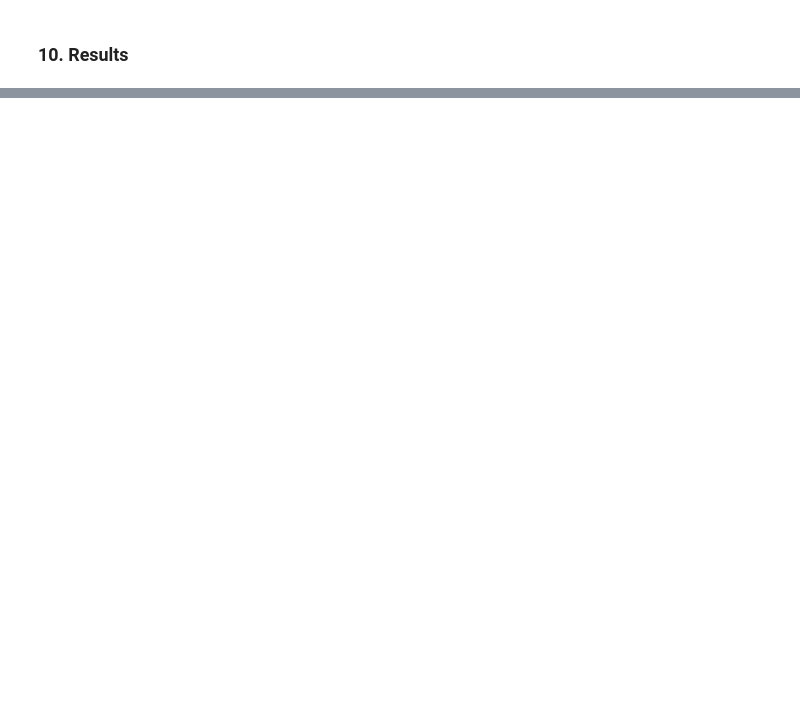
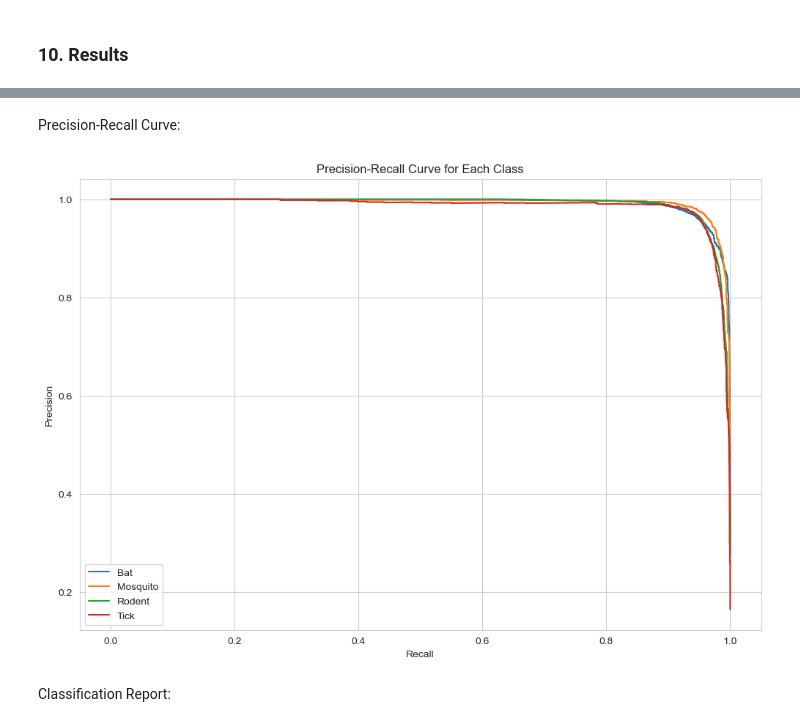
Before and after one commit to jmclaughlin712/Classification-of-Animal-Associated-Viruses, a Jupyter notebook: Analysis.ipynb, the cells around one changed output, grey strips where cells are left out. Drawn from its saved outputs; the diff is of its cells as text; code cells hidden in the pictures; blank space fills up the shorter version.

```diff
--- a/Analysis.ipynb
+++ b/Analysis.ipynb
@@ -436,0 +468,2 @@ ROC AUC score is 0.971
+# %%
+combined_model=Combined_Model(models)
@@ -436,0 +472,2 @@ ROC AUC score is 0.971
+# %%
+models_used, acc, roc_auc, preds, binarized_preds, y_val_binarized, classes=combined_model.predictor(X_test_scaled, y_test)
@@ -437,3 +482,11 @@ ROC AUC score is 0.971
+# %% [markdown]
+Precision-Recall Curve:
+# %%
+combined_model.plot_curve(models_used, X_test_scaled, y_test)
+# %% [output]
+[figure, added]
+# %% [markdown]
+Classification Report:
 # %%
 print(classification_report(y_test, preds))
 # %% [output]
```
Also changed, not shown: parts of 17 cells of this notebook, 1 other file.
